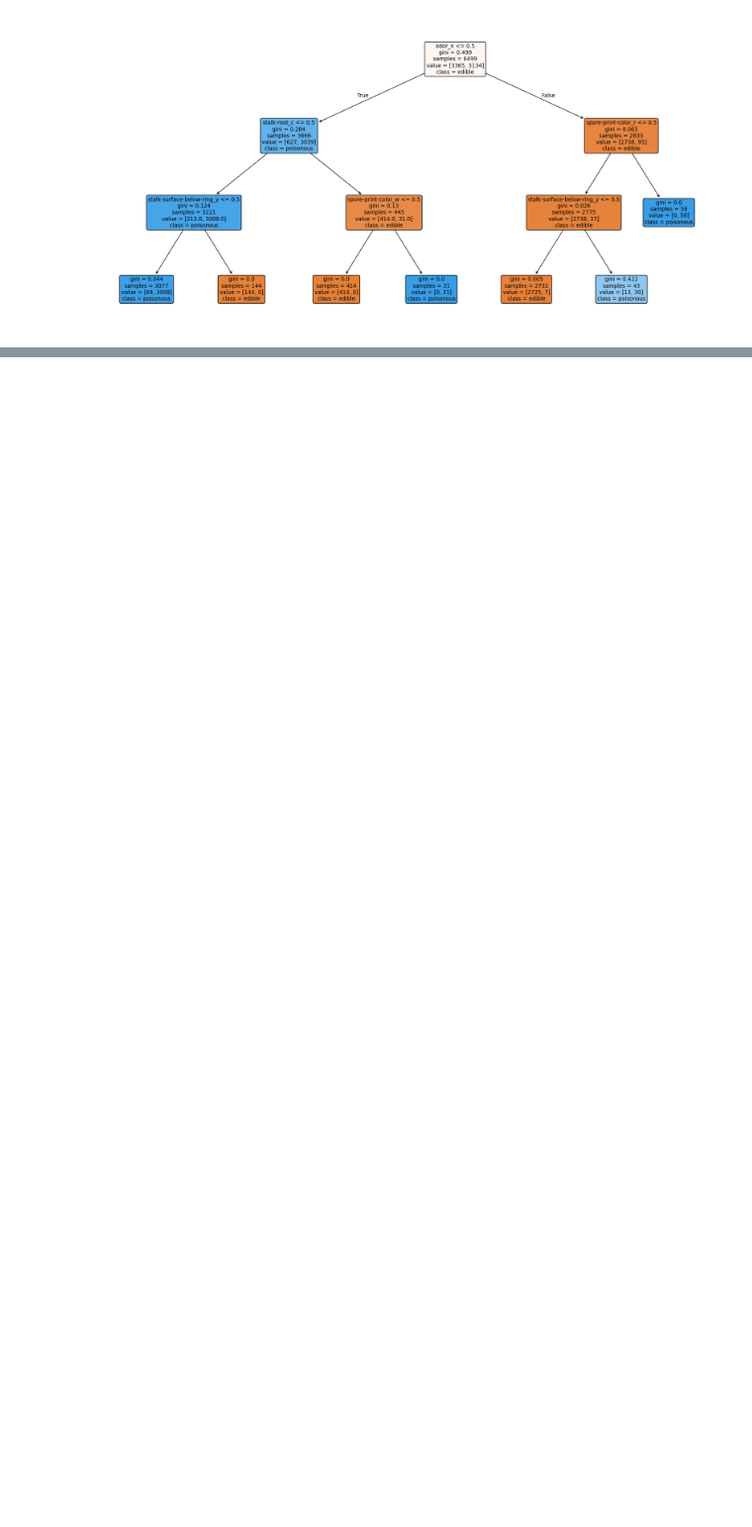
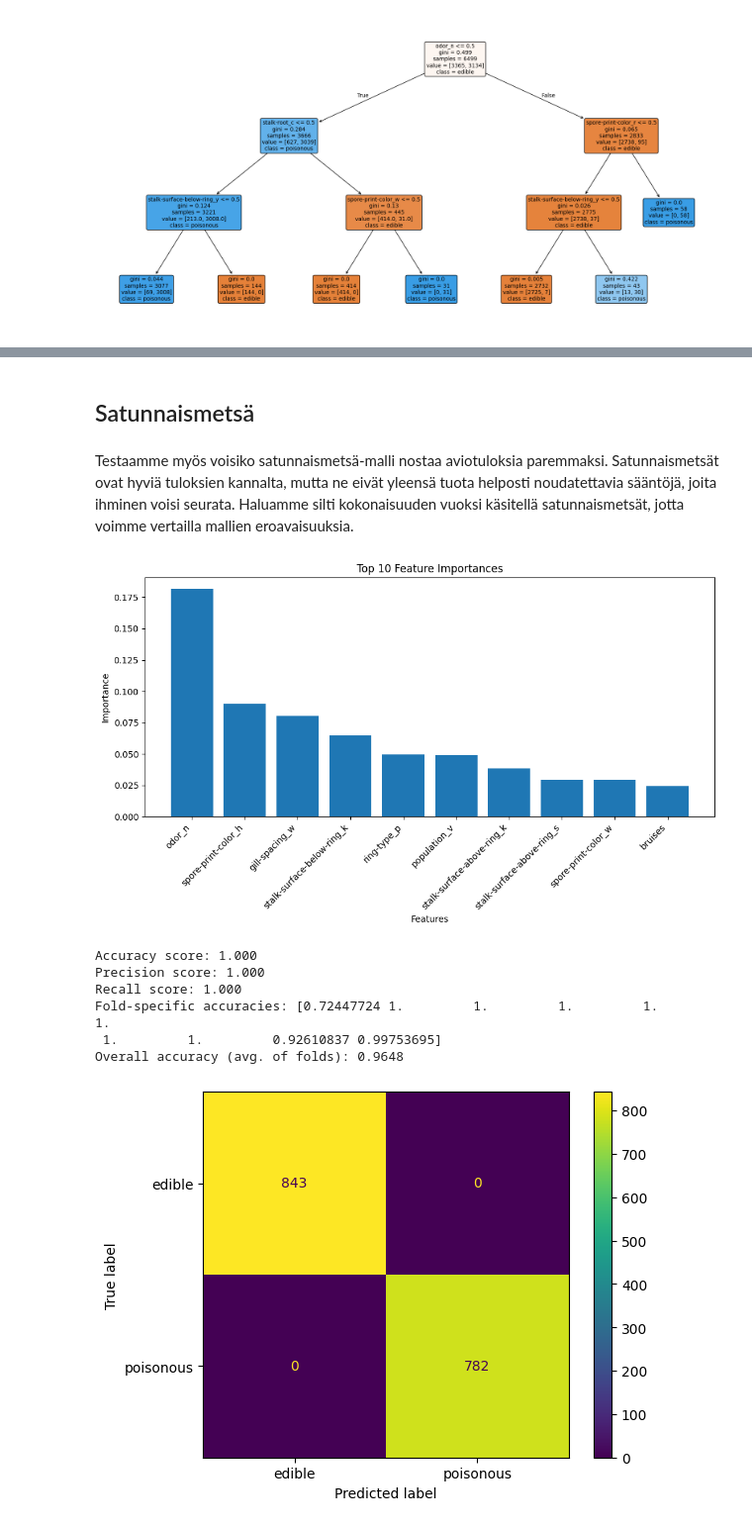
Before and after one commit to kassu11/machine-learning-AMK, a Jupyter notebook: mushroom_analysis/mushroom_analysis.ipynb, the cells around one changed output, grey strips where cells are left out. Shown: that part at 99% size. Saved outputs shown, nothing was run; the diff lists cells and outputs as text; code cells hidden in the pictures; blank space fills up the shorter version.

```diff
--- a/mushroom_analysis/mushroom_analysis.ipynb
+++ b/mushroom_analysis/mushroom_analysis.ipynb
@@ -289,20 +324,0 @@ We need to prepare the data for analysis:
-# %%
-from sklearn.model_selection import train_test_split
-from sklearn.preprocessing import LabelEncoder
-
-# Separate features and target
-X = df.drop('class', axis=1)
-y = df['class']
-
-# Encode categorical variables
-le = LabelEncoder()
-X_encoded = X.apply(le.fit_transform)
-
-# Encode target variable
-y_encoded = le.fit_transform(y)
-
-# Split the data
-X_train, X_test, y_train, y_test = train_test_split(X_encoded, y_encoded, test_size=0.2, random_state=42)
-
-print("Training set shape:", X_train.shape)
-print("Testing set shape:", X_test.shape)
@@ -311,0 +328,53 @@ Testing set shape: (1625, 94)
+# %% [markdown]
+## Satunnaismetsä
+# %% [markdown]
+Testaamme myös voisiko satunnaismetsä-malli nostaa aviotuloksia paremmaksi. Satunnaismetsät ovat hyviä tuloksien kannalta, mutta ne eivät yleensä tuota helposti noudatettavia sääntöjä, joita ihminen voisi seurata. Haluamme silti kokonaisuuden vuoksi käsitellä satunnaismetsät, jotta voimme vertailla mallien eroavaisuuksia.
+# %%
+from sklearn.metrics import confusion_matrix, accuracy_score
+import matplotlib.pyplot as plt
+from sklearn.ensemble import RandomForestClassifier
+from sklearn.model_selection import cross_val_score
+
+# max_samples=0.7, max_features=0.75,
+
+# Random Forest
+rf = RandomForestClassifier(n_estimators=5, random_state=42)
+rf.fit(X_train, y_train)
+rf_pred = rf.predict(X_test)
+
+# Feature Importance (using Random Forest)
+feature_importance = pd.DataFrame({'feature': X.columns, 'importance': rf.feature_importances_})
+feature_importance = feature_importance.sort_values('importance', ascending=False)
+
+# Plot feature importance
+plt.figure(figsize=(10, 6))
+plt.bar(feature_importance['feature'][:10], feature_importance['importance'][:10])
+plt.title('Top 10 Feature Importances')
+plt.xlabel('Features')
+plt.ylabel('Importance')
+plt.xticks(rotation=45, ha='right')
+plt.tight_layout()
+plt.show()
+
+
+cv_score = cross_val_score(rf, X, y, cv=10)
+
+cm = confusion_matrix(y_test, rf_pred)
+cmd = ConfusionMatrixDisplay(cm, display_labels=["edible", "poisonous"])
+cmd.plot()
+
+print(f"Accuracy score: {accuracy_score(y_test, rf_pred):.3f}")
+print(f"Precision score: {precision_score(y_test, rf_pred, pos_label=1):.3f}")
+print(f"Recall score: {recall_score(y_test, rf_pred, pos_label=1):.3f}")
+
+print(f'Fold-specific accuracies: {cv_score}')
+print(f'Overall accuracy (avg. of folds): {cv_score.mean():.4f}')
+# %% [output]
+[figure, added]
+Accuracy score: 1.000
+Precision score: 1.000
+Recall score: 1.000
+Fold-specific accuracies: [0.72447724 1.         1.         1.         1.         1.
+ 1.         1.         0.92610837 0.99753695]
+Overall accuracy (avg. of folds): 0.9648
+[figure, added]
```
Also changed, not shown: parts of 28 cells of this notebook.
